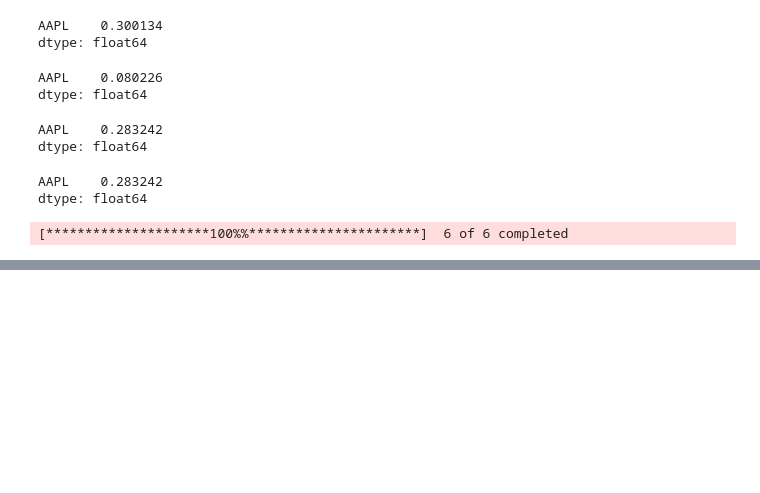
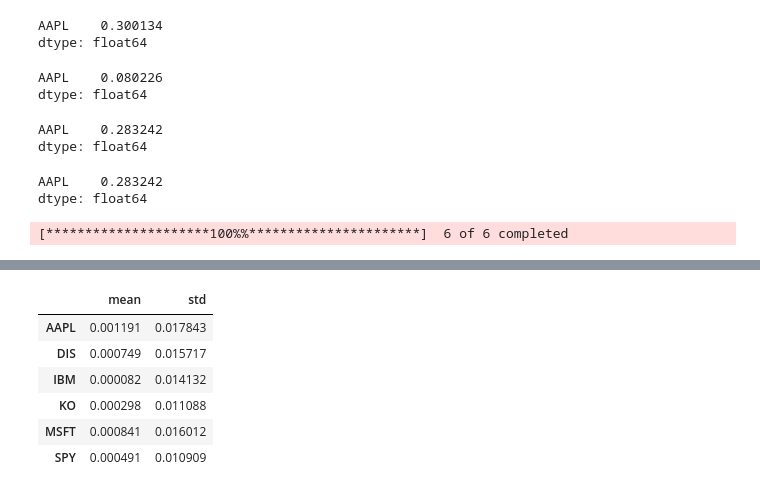
Before and after one commit to dilanHewawitharana/Algorithmic-Trading-Python, a Jupyter notebook: Algorithmic Trading Python 2023 - FULL TUTORIAL Beginner.ipynb, the cells around one changed output, grey strips where cells are left out. Drawn from its saved outputs; the diff is of its cells as text; code cells hidden in the pictures; blank space fills up the shorter version.

```diff
--- a/Algorithmic Trading Python 2023 - FULL TUTORIAL Beginner.ipynb
+++ b/Algorithmic Trading Python 2023 - FULL TUTORIAL Beginner.ipynb
@@ -742,0 +744,11 @@ ret.describe().T
+# %%
+summary=ret.describe().T.loc[:,["mean", "std"]]
+summary
+# %% [output]
+|  | mean | std |
+| AAPL | 0.001191 | 0.017843 |
+| DIS | 0.000749 | 0.015717 |
+| IBM | 0.000082 | 0.014132 |
+| KO | 0.000298 | 0.011088 |
+| MSFT | 0.000841 | 0.016012 |
+| SPY | 0.000491 | 0.010909 |
```
Also changed, not shown: parts of 18 cells of this notebook.
